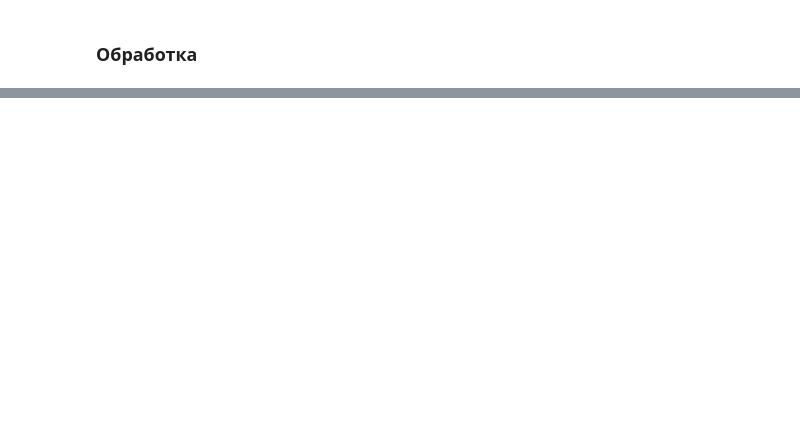
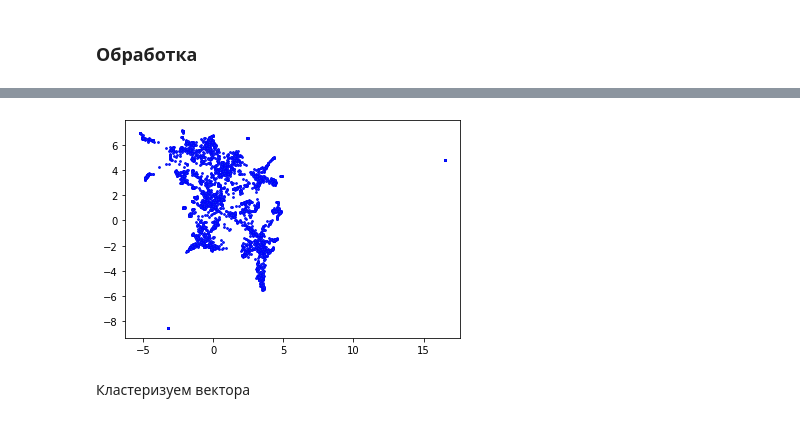
Before and after one commit to AndrKonst/hse_ml_2020, a Jupyter notebook: ML_LR3_Andronov.ipynb, the cells around one changed output, grey strips where cells are left out. Cells and saved outputs as stored; diff of their text form; code cells hidden in the pictures; blank space fills up the shorter version.

```diff
--- a/ML_LR3_Andronov.ipynb
+++ b/ML_LR3_Andronov.ipynb
@@ -151,0 +167,2 @@ datetime.date(2020, 11, 23)
+# %%
+news.reset_index(drop=True, inplace=True)
@@ -151,0 +189,2 @@ datetime.date(2020, 11, 23)
+# %%
+model_w2v = KeyedVectors.load_word2vec_format('data/araneum_upos_skipgram_300_2_2018.vec.gz')
@@ -151,0 +235,2 @@ datetime.date(2020, 11, 23)
+# %%
+w2v_vectors = [text_to_vec(text) for text in news.News]
@@ -151,0 +239,10 @@ datetime.date(2020, 11, 23)
+# %%
+umap_news=UMAP()
+umaped_vct=umap_news.fit_transform(w2v_vectors)
+fig, ax = plt.subplots()
+ax.scatter(umaped_vct[:, 0], umaped_vct[:, 1], edgecolor='b', s=3)
+plt.show()
+# %% [output]
+[figure, added]
+# %% [markdown]
+Кластеризуем вектора
```
Also changed, not shown: parts of 35 cells of this notebook.
